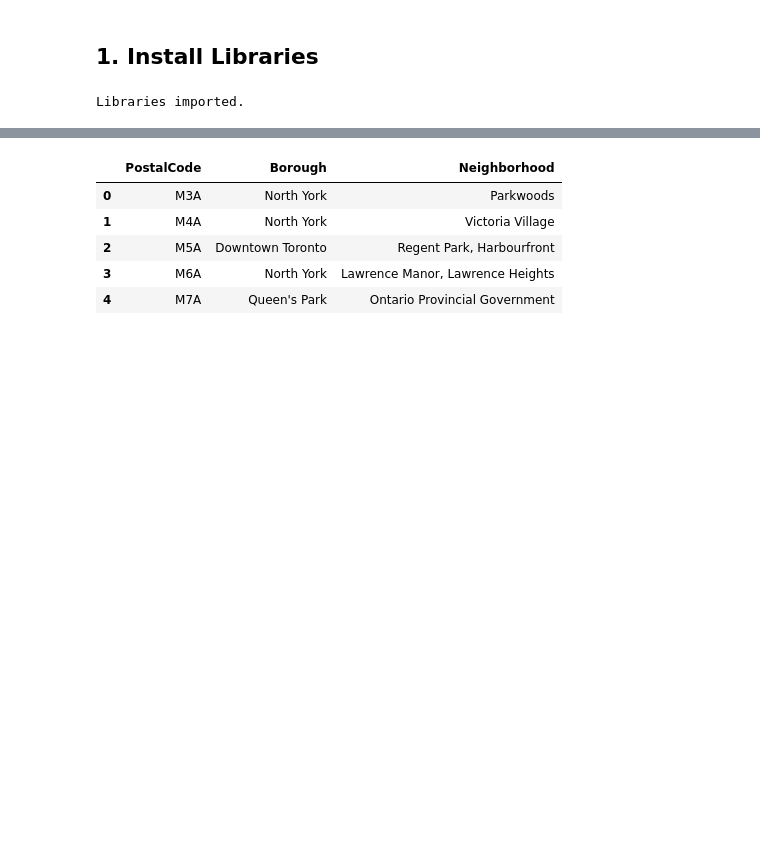
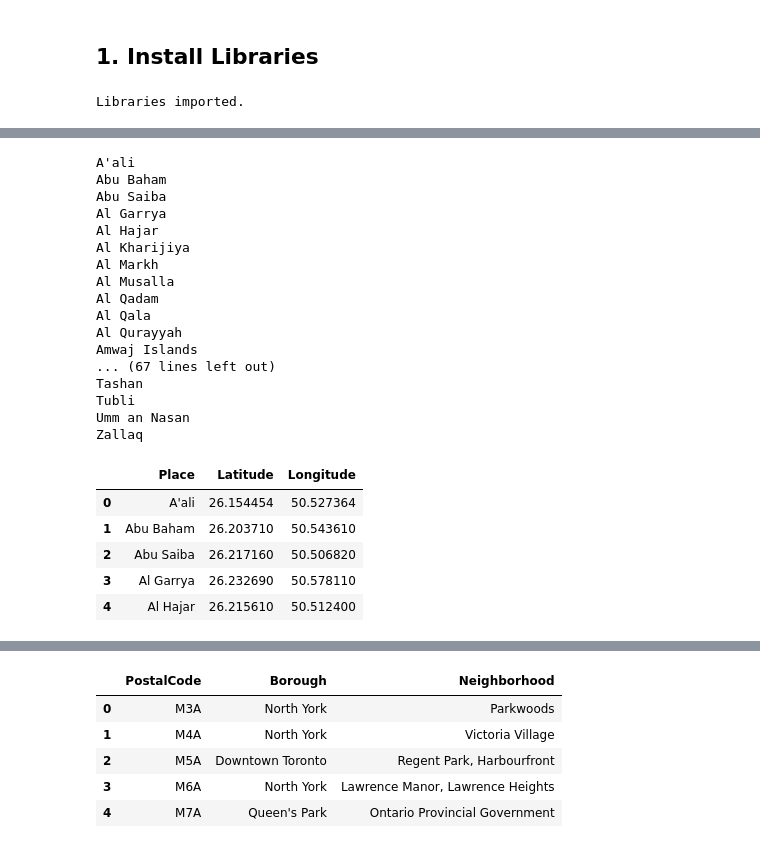
Before and after one commit to isados/neighborhood-clusters, a Jupyter notebook: BahrainSegmentation.ipynb, the cells around one changed output, grey strips where cells are left out. Cells and saved outputs as stored; diff of their text form; code cells hidden in the pictures; blank space fills up the shorter version.

```diff
--- a/FoursquareTorontoSegmentation.ipynb
+++ b/BahrainSegmentation.ipynb
@@ -54,0 +65,41 @@ df['Borough']=df['Borough'].replace({'Downtown TorontoStn A PO Boxes25 The Espla
+# %%
+import os
+apikey = "0F8YmbPnKYoRCXi1eDHU5q2RZJZwMEXy"
+import geocoder
+# %%
+
+lats = []
+lngs = []
+for city in bh_data['Place']:
+    print(city)
+    g = geocoder.mapquest(f"{city}, Bahrain", key=apikey)
+    geodata = g.json
+    lats.append(geodata['lat'])
+    lngs.append(geodata['lng'])
+bh_data['Latitude'] = lats
+bh_data['Longitude'] = lngs
+bh_data.head()
+# %% [output]
+A'ali
+Abu Baham
+Abu Saiba
+Al Garrya
+Al Hajar
+Al Kharijiya
+Al Markh
+Al Musalla
+Al Qadam
+Al Qala
+Al Qurayyah
+Amwaj Islands
+... (67 lines left out)
+Tashan
+Tubli
+Umm an Nasan
+Zallaq
+|  | Place | Latitude | Longitude |
+| 0 | A'ali | 26.154454 | 50.527364 |
+| 1 | Abu Baham | 26.203710 | 50.543610 |
+| 2 | Abu Saiba | 26.217160 | 50.506820 |
+| 3 | Al Garrya | 26.232690 | 50.578110 |
+| 4 | Al Hajar | 26.215610 | 50.512400 |
```
Also changed, not shown: parts of 13 cells of this notebook, 1 other file.
